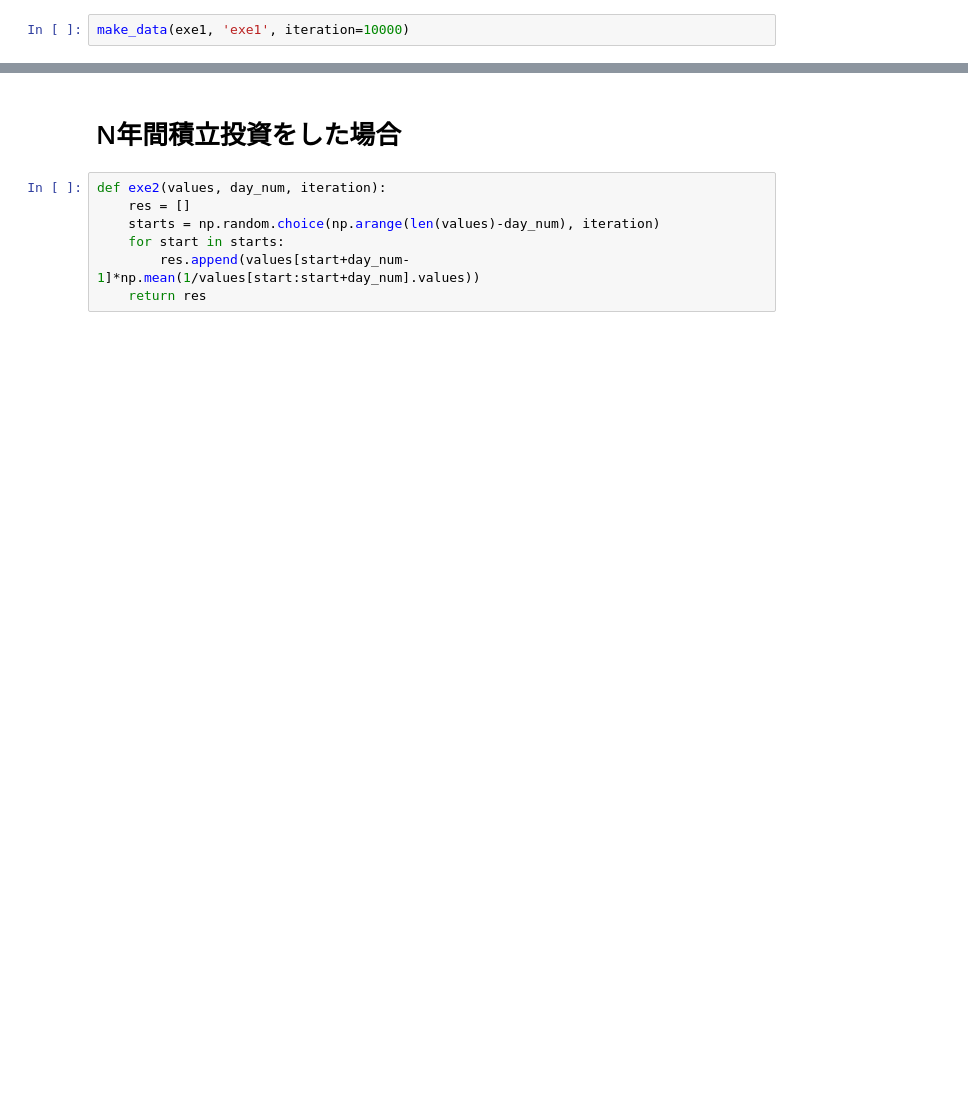
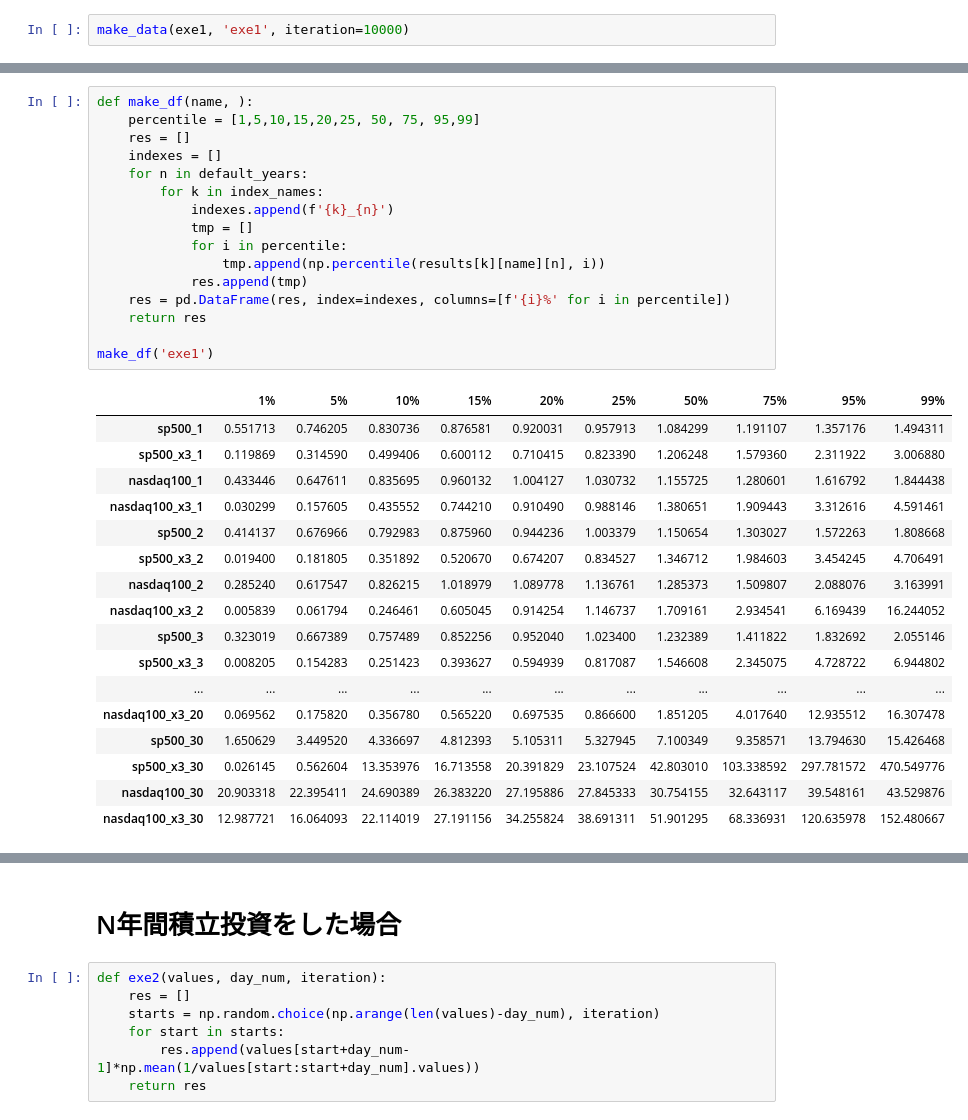
Before and after one commit to IntenF/leveraged_etf, a Jupyter notebook: レバレッジETFの特性調べ.ipynb, the cells around one changed output, grey strips where cells are left out. Drawn from its saved outputs; the diff is of its cells as text; blank space fills up the shorter version.

```diff
--- a/レバレッジETFの特性調べ.ipynb
+++ b/レバレッジETFの特性調べ.ipynb
@@ -134,0 +145,34 @@ def show_hist(name, iteration=10000, years=[1,5,10], bins=40, ranges=[[0,4], [0,
+# %%
+def make_df(name, ):
+    percentile = [1,5,10,15,20,25, 50, 75, 95,99]
+    res = []
+    indexes = []
+    for n in default_years:
+        for k in index_names:
+            indexes.append(f'{k}_{n}')
+            tmp = []
+            for i in percentile:
+                tmp.append(np.percentile(results[k][name][n], i))
+            res.append(tmp)
+    res = pd.DataFrame(res, index=indexes, columns=[f'{i}%' for i in percentile])
+    return res
+
+make_df('exe1')
+# %% [output]
+|  | 1% | 5% | 10% | 15% | 20% | 25% | 50% | 75% | 95% | 99% |
+| sp500_1 | 0.551713 | 0.746205 | 0.830736 | 0.876581 | 0.920031 | 0.957913 | 1.084299 | 1.191107 | 1.357176 | 1.494311 |
+| sp500_x3_1 | 0.119869 | 0.314590 | 0.499406 | 0.600112 | 0.710415 | 0.823390 | 1.206248 | 1.579360 | 2.311922 | 3.006880 |
+| nasdaq100_1 | 0.433446 | 0.647611 | 0.835695 | 0.960132 | 1.004127 | 1.030732 | 1.155725 | 1.280601 | 1.616792 | 1.844438 |
+| nasdaq100_x3_1 | 0.030299 | 0.157605 | 0.435552 | 0.744210 | 0.910490 | 0.988146 | 1.380651 | 1.909443 | 3.312616 | 4.591461 |
+| sp500_2 | 0.414137 | 0.676966 | 0.792983 | 0.875960 | 0.944236 | 1.003379 | 1.150654 | 1.303027 | 1.572263 | 1.808668 |
+| sp500_x3_2 | 0.019400 | 0.181805 | 0.351892 | 0.520670 | 0.674207 | 0.834527 | 1.346712 | 1.984603 | 3.454245 | 4.706491 |
+| nasdaq100_2 | 0.285240 | 0.617547 | 0.826215 | 1.018979 | 1.089778 | 1.136761 | 1.285373 | 1.509807 | 2.088076 | 3.163991 |
+| nasdaq100_x3_2 | 0.005839 | 0.061794 | 0.246461 | 0.605045 | 0.914254 | 1.146737 | 1.709161 | 2.934541 | 6.169439 | 16.244052 |
+| sp500_3 | 0.323019 | 0.667389 | 0.757489 | 0.852256 | 0.952040 | 1.023400 | 1.232389 | 1.411822 | 1.832692 | 2.055146 |
+| sp500_x3_3 | 0.008205 | 0.154283 | 0.251423 | 0.393627 | 0.594939 | 0.817087 | 1.546608 | 2.345075 | 4.728722 | 6.944802 |
+| ... | ... | ... | ... | ... | ... | ... | ... | ... | ... | ... |
+| nasdaq100_x3_20 | 0.069562 | 0.175820 | 0.356780 | 0.565220 | 0.697535 | 0.866600 | 1.851205 | 4.017640 | 12.935512 | 16.307478 |
+| sp500_30 | 1.650629 | 3.449520 | 4.336697 | 4.812393 | 5.105311 | 5.327945 | 7.100349 | 9.358571 | 13.794630 | 15.426468 |
+| sp500_x3_30 | 0.026145 | 0.562604 | 13.353976 | 16.713558 | 20.391829 | 23.107524 | 42.803010 | 103.338592 | 297.781572 | 470.549776 |
+| nasdaq100_30 | 20.903318 | 22.395411 | 24.690389 | 26.383220 | 27.195886 | 27.845333 | 30.754155 | 32.643117 | 39.548161 | 43.529876 |
+| nasdaq100_x3_30 | 12.987721 | 16.064093 | 22.114019 | 27.191156 | 34.255824 | 38.691311 | 51.901295 | 68.336931 | 120.635978 | 152.480667 |
```
Also changed, not shown: parts of 20 cells of this notebook.
